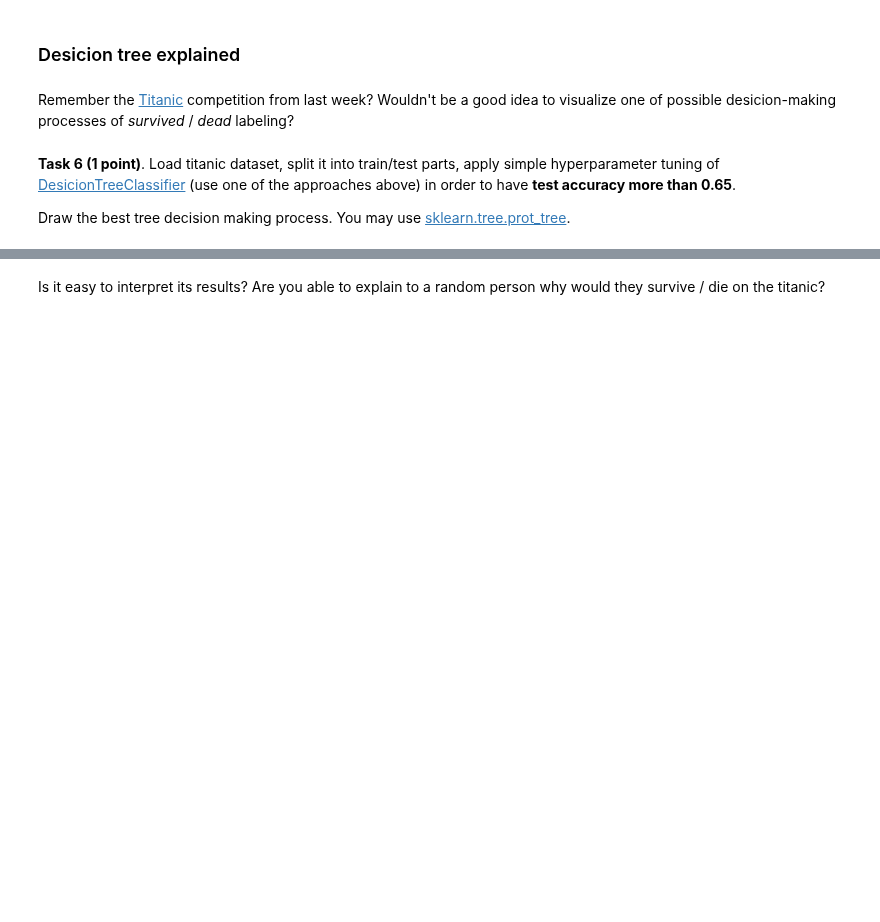
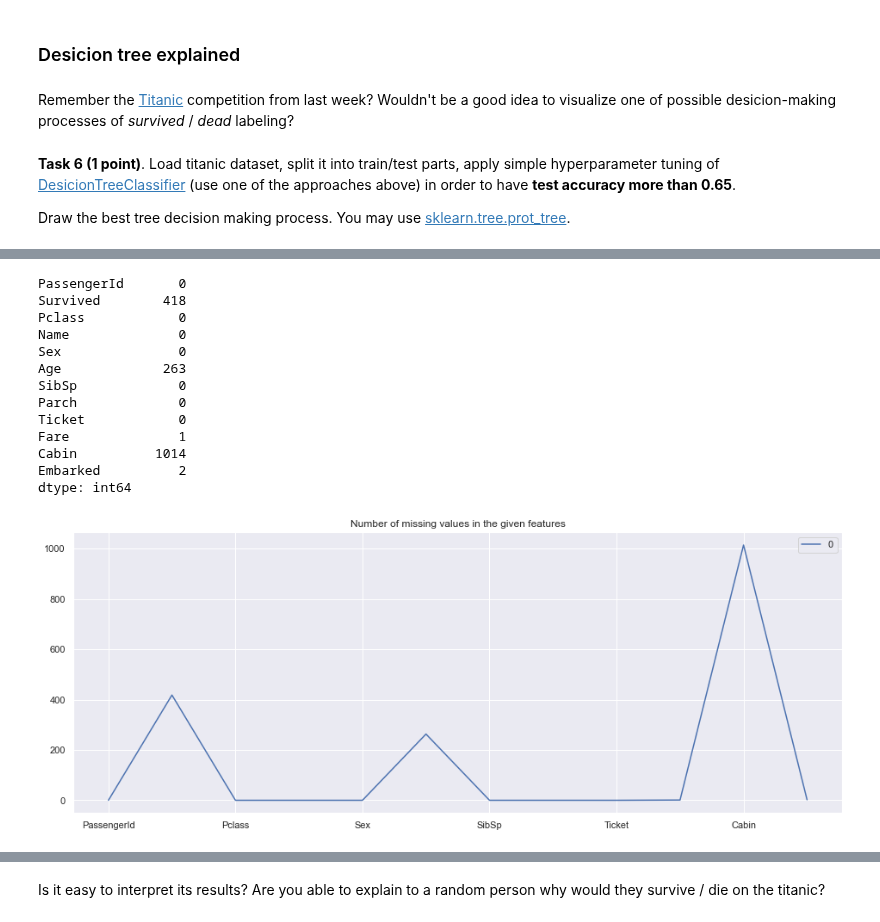
Before and after one commit to Leonidkourtch/ml-intro-1, a Jupyter notebook: 7_trees_and_ensembles/rf_classifier.ipynb, the cells around one changed output, grey strips where cells are left out. Saved outputs shown, nothing was run; the diff lists cells and outputs as text; code cells hidden in the pictures; blank space fills up the shorter version.

```diff
--- a/7_trees_and_ensembles/rf_classifier.ipynb
+++ b/7_trees_and_ensembles/rf_classifier.ipynb
@@ -526,0 +656,6 @@ from sklearn.tree import DecisionTreeClassifier
+# %%
+trd = pd.read_csv('data/train.csv')
+tsd = pd.read_csv('data/test.csv')
+
+td = pd.concat([trd, tsd], ignore_index=True, sort  = False)
+td.shape
@@ -526,0 +680,18 @@ from sklearn.tree import DecisionTreeClassifier
+# %%
+pd.DataFrame(td.isnull().sum()).plot.line().set_title("Number of missing values in the given features")
+td.isnull().sum()
+# %% [output]
+PassengerId       0
+Survived        418
+Pclass            0
+Name              0
+Sex               0
+Age             263
+SibSp             0
+Parch             0
+Ticket            0
+Fare              1
+Cabin          1014
+Embarked          2
+dtype: int64
+[figure, added]
```
Also changed, not shown: parts of 88 cells of this notebook.
